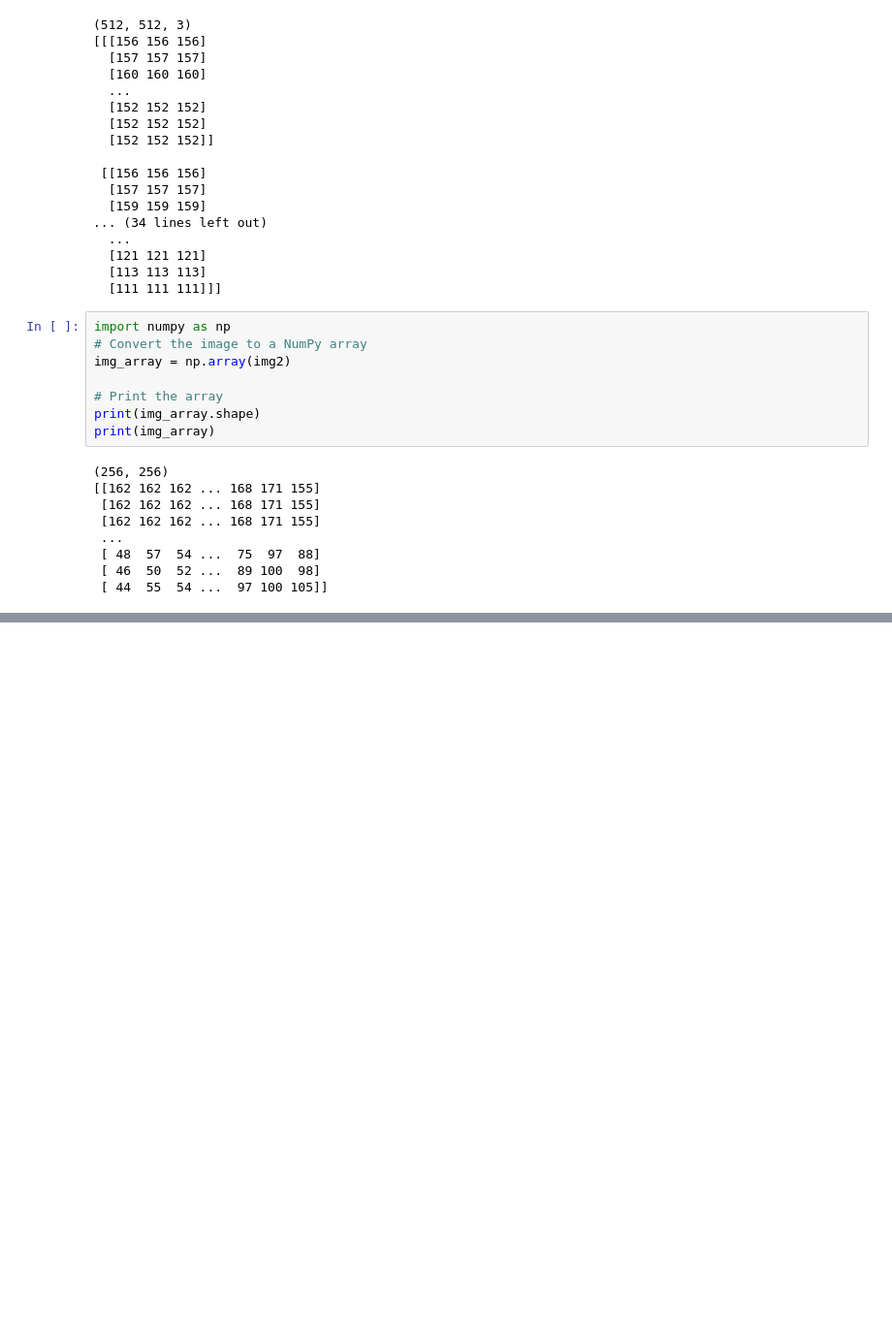
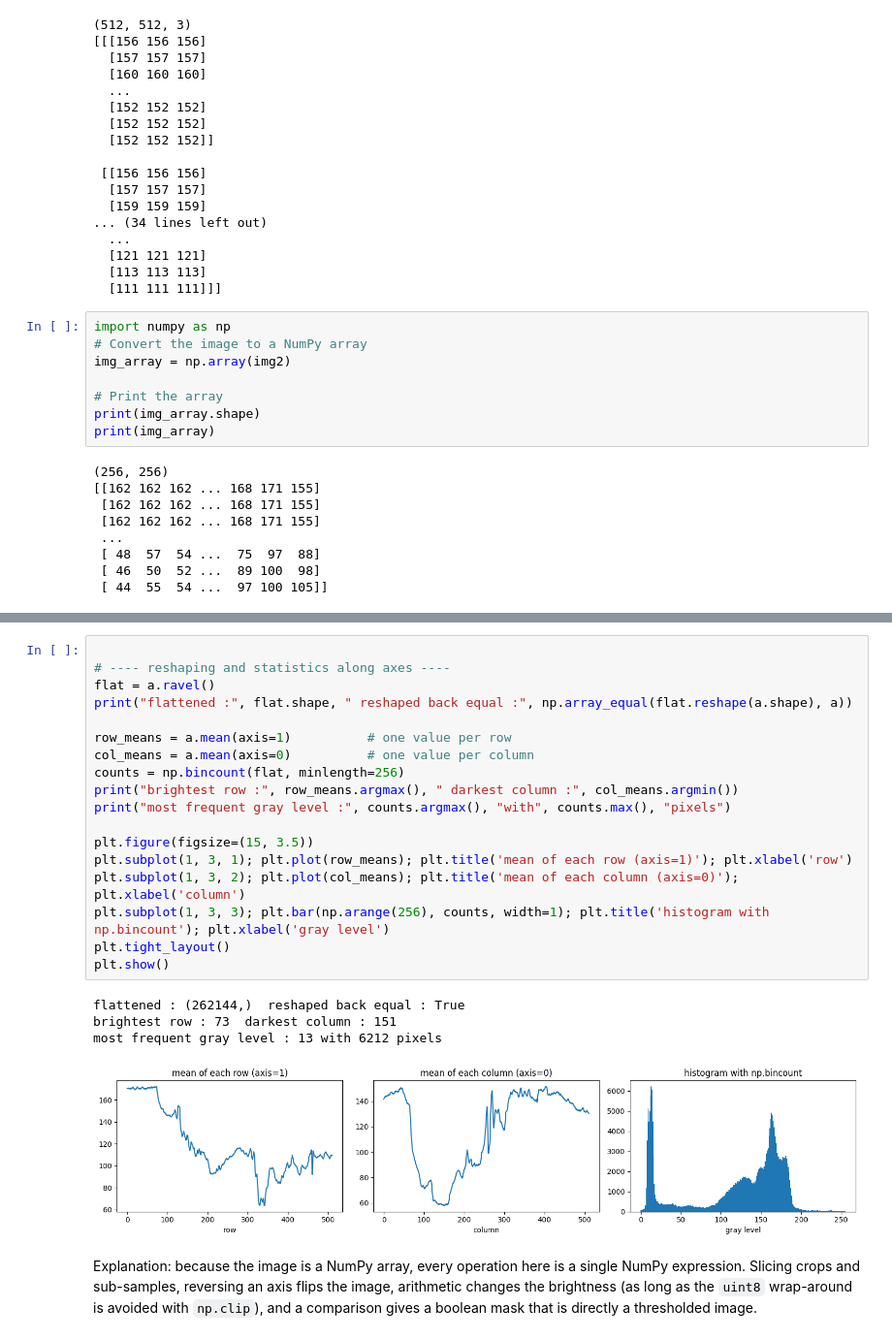
Before and after one commit to Ali-develober/Image-Processing, a Jupyter notebook: Lab1/Lab1.ipynb, the cells around one changed output, grey strips where cells are left out. Shown at 97% size. Drawn from its saved outputs; the diff is of its cells as text; blank space fills up the shorter version.

```diff
--- a/Lab1/Lab1.ipynb
+++ b/Lab1/Lab1.ipynb
@@ -131,0 +234,25 @@ print(img_array)
+# %%
+
+# ---- reshaping and statistics along axes ----
+flat = a.ravel()
+print("flattened :", flat.shape, " reshaped back equal :", np.array_equal(flat.reshape(a.shape), a))
+
+row_means = a.mean(axis=1)          # one value per row
+col_means = a.mean(axis=0)          # one value per column
+counts = np.bincount(flat, minlength=256)
+print("brightest row :", row_means.argmax(), " darkest column :", col_means.argmin())
+print("most frequent gray level :", counts.argmax(), "with", counts.max(), "pixels")
+
+plt.figure(figsize=(15, 3.5))
+plt.subplot(1, 3, 1); plt.plot(row_means); plt.title('mean of each row (axis=1)'); plt.xlabel('row')
+plt.subplot(1, 3, 2); plt.plot(col_means); plt.title('mean of each column (axis=0)'); plt.xlabel('column')
+plt.subplot(1, 3, 3); plt.bar(np.arange(256), counts, width=1); plt.title('histogram with np.bincount'); plt.xlabel('gray level')
+plt.tight_layout()
+plt.show()
+# %% [output]
+flattened : (262144,)  reshaped back equal : True
+brightest row : 73  darkest column : 151
+most frequent gray level : 13 with 6212 pixels
+[figure, added]
+# %% [markdown]
+Explanation: because the image is a NumPy array, every operation here is a single NumPy expression. Slicing crops and sub-samples, reversing an axis flips the image, arithmetic changes the brightness (as long as the `uint8` wrap-around is avoided with `np.clip`), and a comparison gives a boolean mask that is directly a thresholded image.
```
Also changed, not shown: parts of 10 cells of this notebook, 22 other files.
